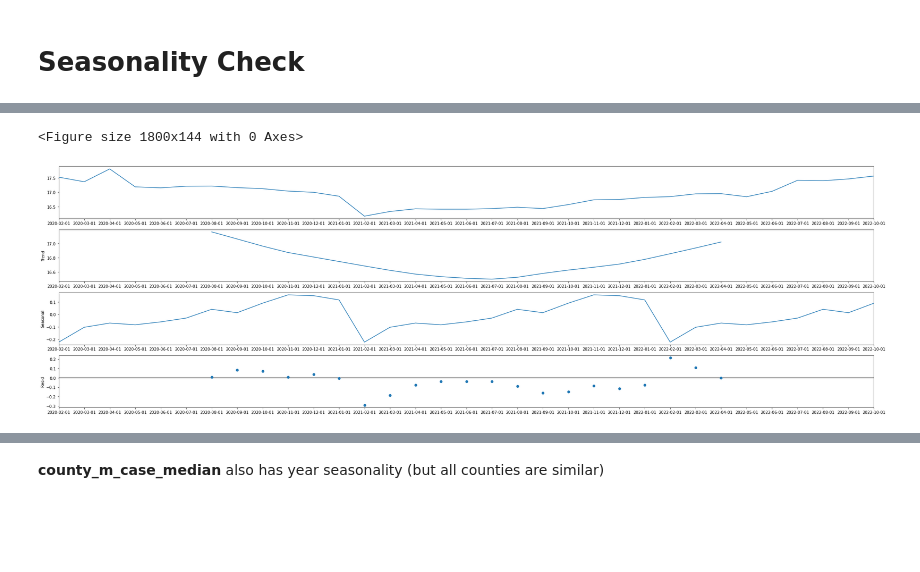
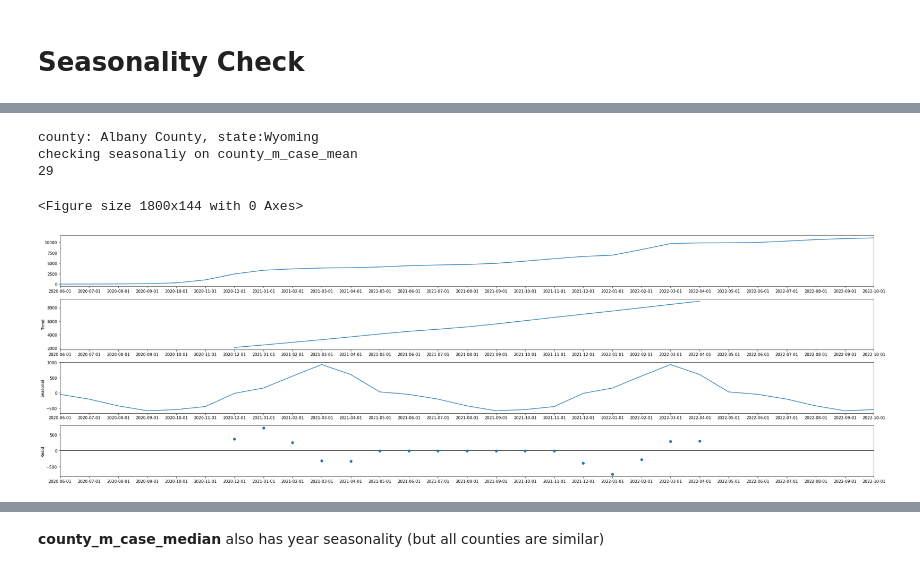
Before and after one commit to Joheun-Kang/microb, a Jupyter notebook: notebook/microb.ipynb, the cells around one changed output, grey strips where cells are left out. Cells and saved outputs as stored; diff of their text form; code cells hidden in the pictures; blank space fills up the shorter version.

Commit message:
covid mean and microb density check

```diff
--- a/notebook/microb.ipynb
+++ b/notebook/microb.ipynb
@@ -474,12 +457,34 @@ df_ex2_year.head(10)
+# %%
+def create_data_county_state(df: object,county:str ,state:str) -> object:
+  """
+  Create data for seasonlity check
+
+  : prarmeter df: object - original data frame
+  : parameter county: str - county name
+  : parameter state" str - state name
+
+  """
+  print(f"county: {county}, state:{state}")
+  df = df[(df['county']==county) & (df['state']==state)]
+  df_valid = df[10::]
+  df_valid = df_valid.reset_index(drop=True)
+
+  return df_valid
 # %%
 # seasonality by county
 # get example county and check seasonality
-def check_sesaon(df):
-  #df.set_index('first_day_of_month', inplace=True)
-  analysis = df[['microbusiness_density_x']].copy()
+def check_sesaon(df: object,y: str, lag:int) -> None:
+  print(f'checking seasonaliy on {y}')
+  print(len(df))
+  df.set_index('first_day_of_month', inplace=True)
+
+  analysis = df[[y]].copy()
+  #analysis = df[['microbusiness_density_x']].copy()
+
   #analysis = df[['county_m_case_median']].copy()
   #series = [i for i in range(6,17)]
-  decompose_result_mult = seasonal_decompose(analysis,model="additive",period=12)
+  #decompose_result_mult = seasonal_decompose(analysis,model="Multiplicative",period=12)
+  decompose_result_mult = seasonal_decompose(analysis,model="Additive",period=lag)
 
   trend = decompose_result_mult.trend
   seasonal = decompose_result_mult.seasonal
@@ -491,9 +496,20 @@ def check_sesaon(df):
   # Tight layout to realign things
   fig.tight_layout()
   plt.show()
-# %%
-check_sesaon(df_ex1_year)
-# %% [output]
-<Figure size 1800x144 with 0 Axes>
-[figure, removed]
+# %%
+# c_df = create_data_county_state(re_df, 'Orange County', 'California')
+c_df = create_data_county_state(re_df, 'Albany County', 'Wyoming')
+# bronx , new york 7, 2 lowest
+# Hamilton , newyork 7,1 lowest
+# Los Angeles, California, many diff points
+# Orange ,Califonia, 2 is lowest but much different graph than Los Angeles
+# --> differ by county but they all have seasonality
+
+check_sesaon(c_df,'county_m_case_mean',12)
+# %% [output]
+county: Albany County, state:Wyoming
+checking seasonaliy on county_m_case_mean
+29
+<Figure size 1800x144 with 0 Axes>
+[figure, added]
 # %% [markdown]
```
Also changed, not shown: parts of 22 cells of this notebook.
